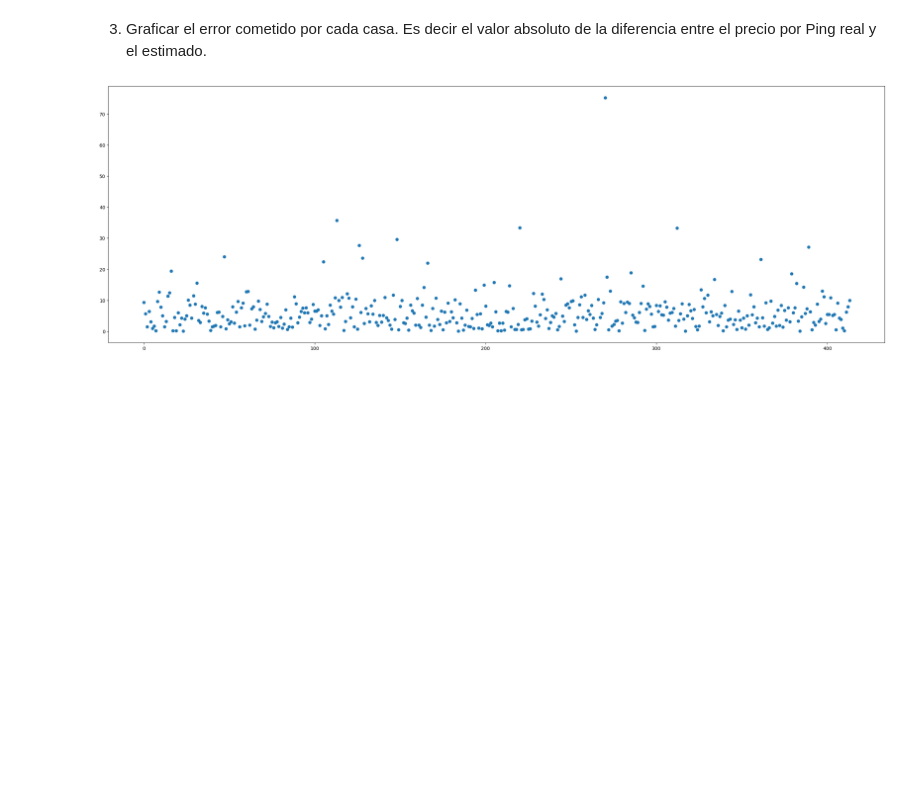
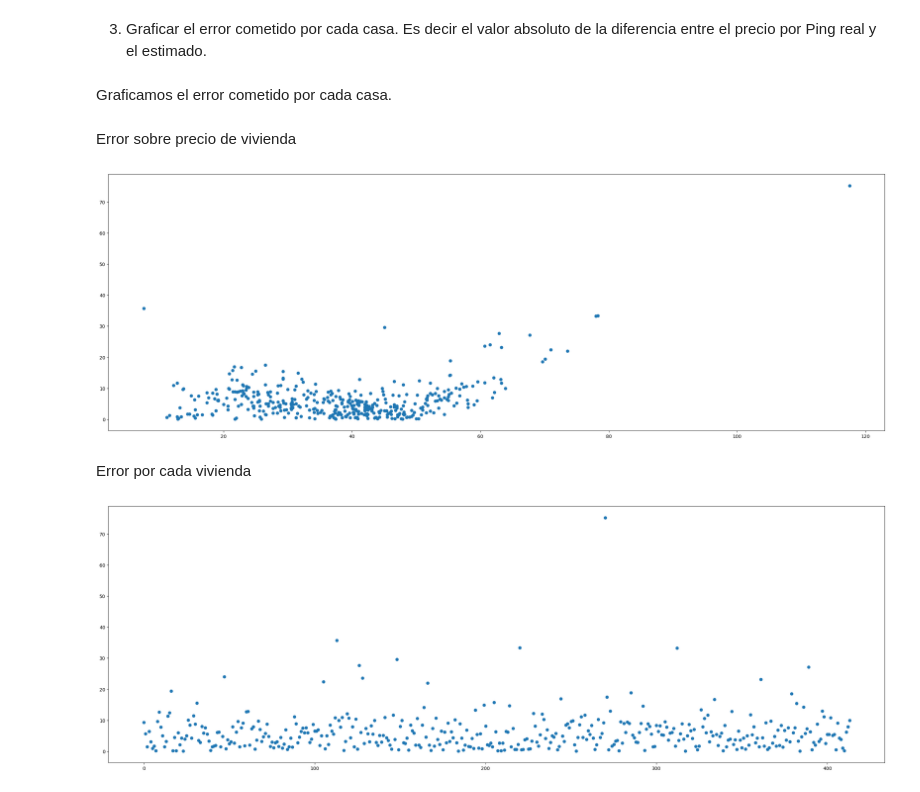
Before and after one commit to IgnacioPardo/Metodos_TP1, a Jupyter notebook: TP1.ipynb, the cells around one changed output. Saved outputs shown, nothing was run; the diff lists cells and outputs as text; code cells hidden in the pictures; blank space fills up the shorter version.

```diff
--- a/TP1.ipynb
+++ b/TP1.ipynb
@@ -558 +562,13 @@ ECM(y_test, y_pred_test)
+# %% [markdown]
+Graficamos el error cometido por cada casa.
+# %% [markdown]
+Error sobre precio de vivienda
+# %%
+plt.figure(figsize=(30, 10))
+plt.plot(y_matrix, abs(y_matrix - y_pred), 'o')
+plt.show()
+# %% [output]
+[figure, added]
+# %% [markdown]
+Error por cada vivienda
 # %%
```
Also changed, not shown: parts of 6 cells of this notebook.
